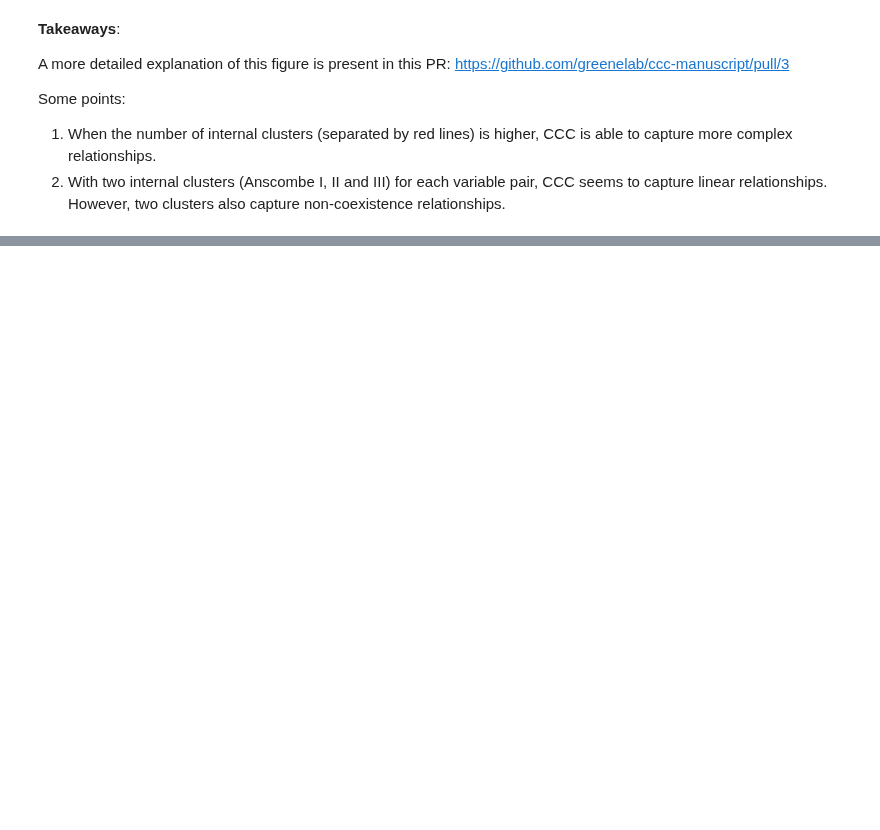
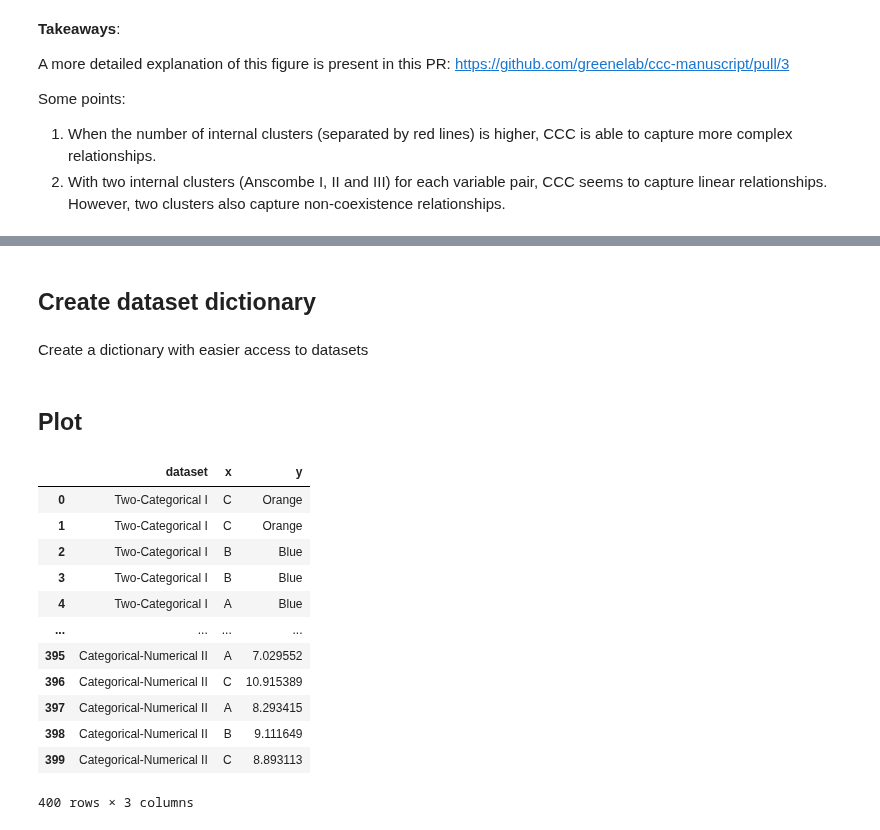
Before and after one commit to greenelab/ccc, a Jupyter notebook: nbs/99_manuscript/intro/05-relationships_analysis.ipynb, the cells around one changed output, grey strips where cells are left out. Cells and saved outputs as stored; diff of their text form; code cells hidden in the pictures; blank space fills up the shorter version.

```diff
--- a/nbs/99_manuscript/intro/05-relationships_analysis.ipynb
+++ b/nbs/99_manuscript/intro/05-relationships_analysis.ipynb
@@ -334,0 +404,2 @@ Some points:
+# %%
+rel_name = "Two-Categorical II"
@@ -334,0 +430,2 @@ Some points:
+# %%
+rel_name = "Categorical-Numerical I"
@@ -334,0 +452,39 @@ Some points:
+# %%
+rel_name = "Categorical-Numerical II"
+# %%
+np.random.seed(0)
+
+x = np.random.choice(["A", "B", "C"], 100)
+y = np.nan
+
+_df = pd.DataFrame(
+    {
+        "dataset": rel_name,
+        "x": x,
+        "y": y,
+    }
+)
+
+_idx = _df[_df["x"] == "A"].index  # .sample(frac=0.50).index
+_df.loc[_idx, "y"] = np.random.normal(0, 0.50, _idx.shape[0])
+
+_idx = _df[_df["x"] == "B"].index  # sample(frac=0.75).index
+_df.loc[_idx, "y"] = np.random.normal(1, 0.25, _idx.shape[0])
+
+_idx = _df[_df["x"] == "C"].index  # sample(frac=0.75).index
+_df.loc[_idx, "y"] = np.random.normal(1, 0.75, _idx.shape[0])
+
+_df["y"] = minmax_scale(_df["y"], y_lim)
+
+# _idx = _df[_df["x"] == "B"].sample(frac=0.75).index
+# _df.loc[_idx, "y"] = np.random.normal(0, 1, _idx.shape[0])
+
+cat_datasets_df = cat_datasets_df[~cat_datasets_df["dataset"].isin((rel_name,))]
+cat_datasets_df = cat_datasets_df.append(
+    _df,
+    ignore_index=True,
+)
+# %% [markdown]
+## Create dataset dictionary
+# %% [markdown]
+Create a dictionary with easier access to datasets
@@ -334,0 +495,18 @@ Some points:
+# %% [markdown]
+## Plot
+# %%
+cat_datasets_df
+# %% [output]
+|  | dataset | x | y |
+| 0 | Two-Categorical I | C | Orange |
+| 1 | Two-Categorical I | C | Orange |
+| 2 | Two-Categorical I | B | Blue |
+| 3 | Two-Categorical I | B | Blue |
+| 4 | Two-Categorical I | A | Blue |
+| ... | ... | ... | ... |
+| 395 | Categorical-Numerical II | A | 7.029552 |
+| 396 | Categorical-Numerical II | C | 10.915389 |
+| 397 | Categorical-Numerical II | A | 8.293415 |
+| 398 | Categorical-Numerical II | B | 9.111649 |
+| 399 | Categorical-Numerical II | C | 8.893113 |
+400 rows × 3 columns
```
Also changed, not shown: parts of 24 cells of this notebook, 1 other file.
